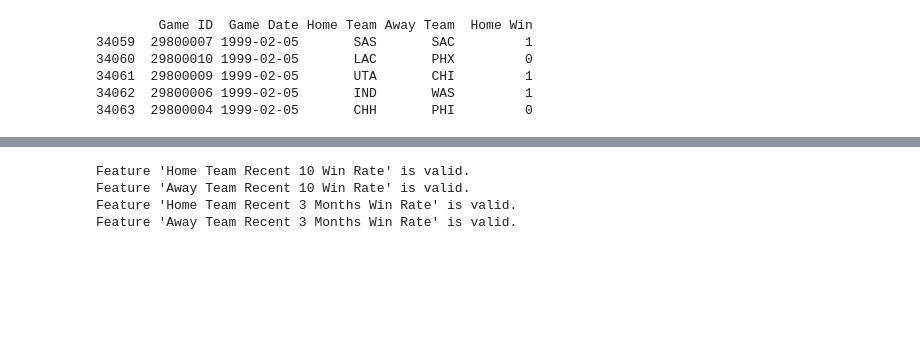
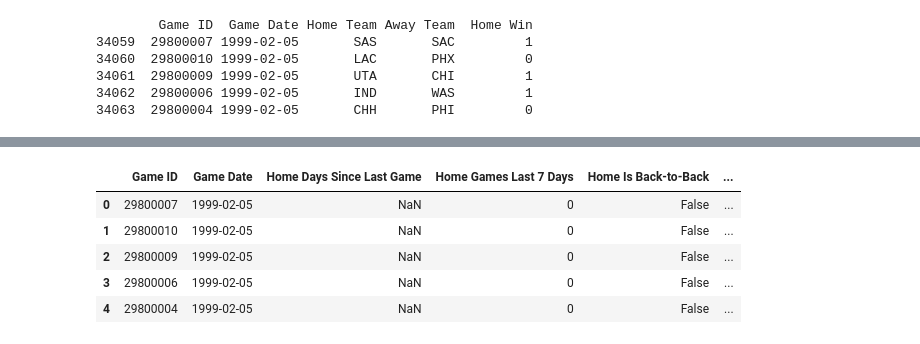
Before and after one commit to RHIT-fanh/FinalProj, a Jupyter notebook: Week8.ipynb, the cells around one changed output, grey strips where cells are left out. Cells and saved outputs as stored; diff of their text form; code cells hidden in the pictures; blank space fills up the shorter version.

```diff
--- a/Week8.ipynb
+++ b/Week8.ipynb
@@ -158,6 +180,71 @@ new_table_with_win_rates_df.to_csv('new_table_with_win_rates.csv', index=False)
 # %%
+def days_since_last_game(df, team_col, date_col, team, current_date):
+    """
+    计算距离上一次比赛的天数
+    """
+    previous_games = df[(df[team_col] == team) & (df[date_col] < current_date)].sort_values(by=date_col, ascending=False)
+    if previous_games.empty:
+        return None  # 如果没有之前的比赛，返回 None
+    last_game_date = previous_games.iloc[0][date_col]
+    return (current_date - last_game_date).days
+
+
+def number_of_games_in_last_7_days(df, team_col, date_col, team, current_date):
+    """
+    计算最近一周的比赛场次
+    """
+    start_date = current_date - pd.Timedelta(days=7)
+    recent_games = df[(df[team_col] == team) & (df[date_col] < current_date) & (df[date_col] >= start_date)]
+    return len(recent_games)
+
+
+def is_back_to_back(df, team_col, date_col, team, current_date):
+    """
+    判断是否为背靠背比赛
+    """
+    days_since_last = days_since_last_game(df, team_col, date_col, team, current_date)
+    return days_since_last == 1  # 如果距离上一次比赛为1天，则为背靠背比赛
-# %% [output]
-Feature 'Home Team Recent 10 Win Rate' is valid.
-Feature 'Away Team Recent 10 Win Rate' is valid.
-Feature 'Home Team Recent 3 Months Win Rate' is valid.
-Feature 'Away Team Recent 3 Months Win Rate' is valid.
+# %%
+# 创建新表格
+new_table_with_game_stats = []
+
+for _, row in game_df_1999_onwards.iterrows():
+    game_id = row['game_id']
+    game_date = row['game_date']
+    home_team = row['team_abbreviation_home']
+    away_team = row['team_abbreviation_away']
+
+    # 计算主队的统计数据
+    home_days_since_last_game = days_since_last_game(game_df_1999_onwards, 'team_abbreviation_home', 'game_date', home_team, game_date)
+    home_games_last_7_days = number_of_games_in_last_7_days(game_df_1999_onwards, 'team_abbreviation_home', 'game_date', home_team, game_date)
+    home_is_back_to_back = is_back_to_back(game_df_1999_onwards, 'team_abbreviation_home', 'game_date', home_team, game_date)
+
+    # 计算客队的统计数据
+    away_days_since_last_game = days_since_last_game(game_df_1999_onwards, 'team_abbreviation_away', 'game_date', away_team, game_date)
+    away_games_last_7_days = number_of_games_in_last_7_days(game_df_1999_onwards, 'team_abbreviation_away', 'game_date', away_team, game_date)
+    away_is_back_to_back = is_back_to_back(game_df_1999_onwards, 'team_abbreviation_away', 'game_date', away_team, game_date)
+
+    # 添加到新表格
+    new_table_with_game_stats.append({
+        'Game ID': game_id,
+        'Game Date': game_date,
+        'Home Days Since Last Game': home_days_since_last_game,
+        'Home Games Last 7 Days': home_games_last_7_days,
+        'Home Is Back-to-Back': home_is_back_to_back,
+        'Away Days Since Last Game': away_days_since_last_game,
+        'Away Games Last 7 Days': away_games_last_7_days,
+        'Away Is Back-to-Back': away_is_back_to_back
+    })
+
+# 转换为DataFrame
+new_table_with_game_stats_df = pd.DataFrame(new_table_with_game_stats)
+
+# 显示前几行
+new_table_with_game_stats_df.head()
+# %% [output]
+|  | Game ID | Game Date | Home Days Since Last Game | Home Games Last 7 Days | Home Is Back-to-Back | ... |
+| 0 | 29800007 | 1999-02-05 | NaN | 0 | False | ... |
+| 1 | 29800010 | 1999-02-05 | NaN | 0 | False | ... |
+| 2 | 29800009 | 1999-02-05 | NaN | 0 | False | ... |
+| 3 | 29800006 | 1999-02-05 | NaN | 0 | False | ... |
+| 4 | 29800004 | 1999-02-05 | NaN | 0 | False | ... |
```
Also changed, not shown: parts of 3 cells of this notebook.
